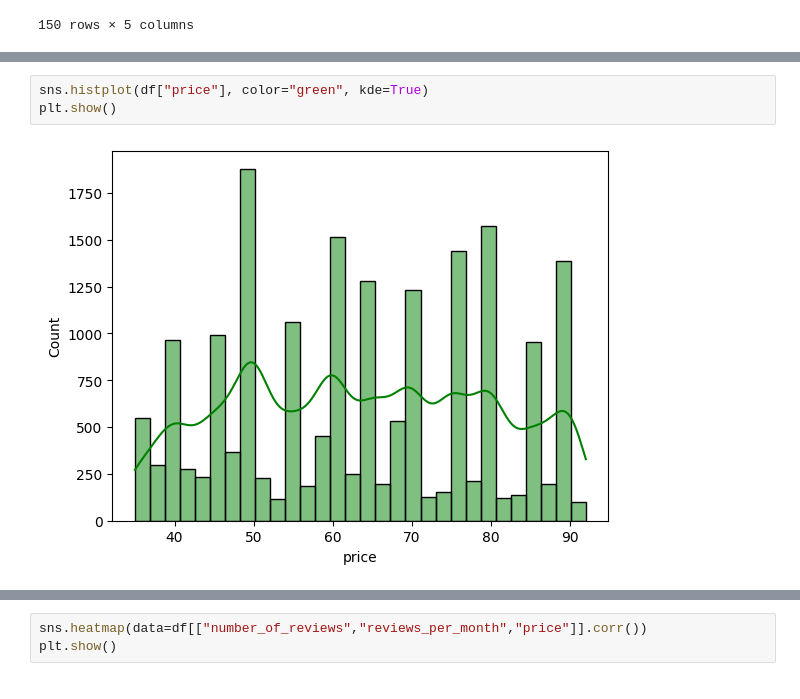
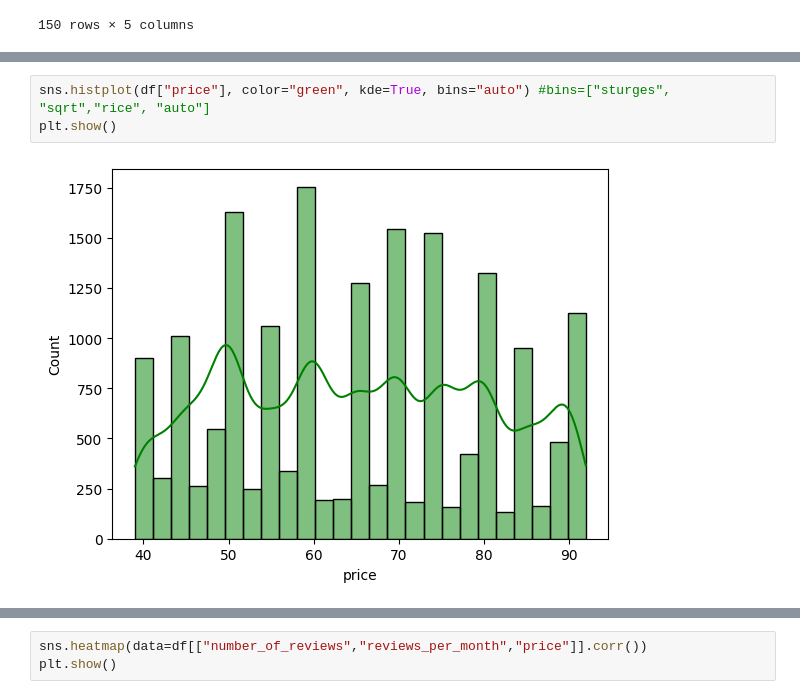
Before and after one commit to ednavivianasegura/Material_cursos_Evsa_Miuller, a Jupyter notebook: Plan_de_Formacion_PDI_PAS_2026/04_seaborn.ipynb, the cells around one changed output, grey strips where cells are left out. Saved outputs shown, nothing was run; the diff lists cells and outputs as text.

```diff
--- a/Plan_de_Formacion_PDI_PAS_2026/04_seaborn.ipynb
+++ b/Plan_de_Formacion_PDI_PAS_2026/04_seaborn.ipynb
@@ -686,8 +692,8 @@ plt.show()
 # %%
-sns.histplot(df["price"], color="green", kde=True)
+sns.histplot(df["price"], color="green", kde=True, bins="auto") #bins=["sturges", "sqrt","rice", "auto"]
 plt.show()
 # %% [output]
-[figure, old version]
+[figure, new version]
 # %%
 sns.histplot(df["number_of_reviews"], color="green", bins=50)
 plt.show()
```
Also changed, not shown: parts of 56 cells of this notebook.
